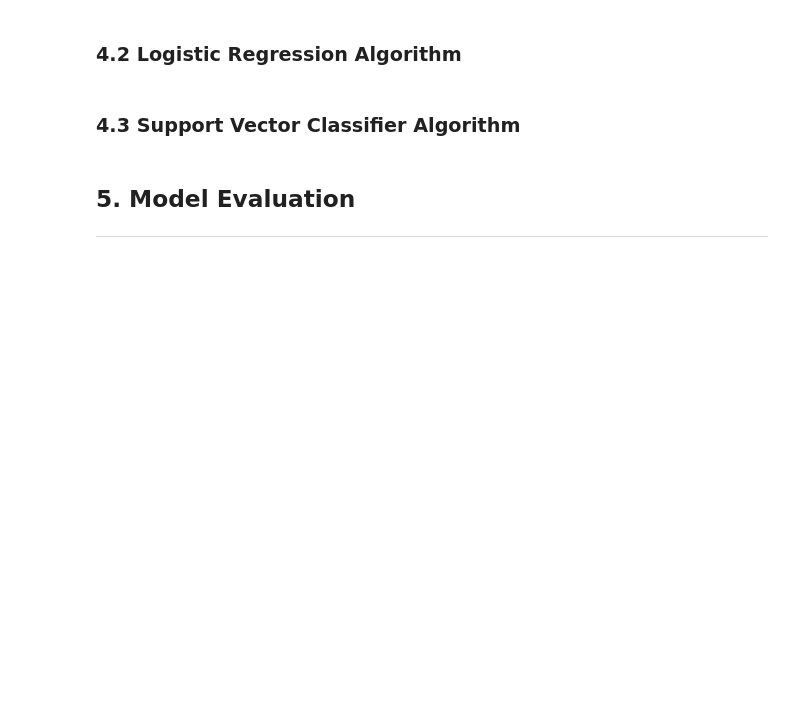
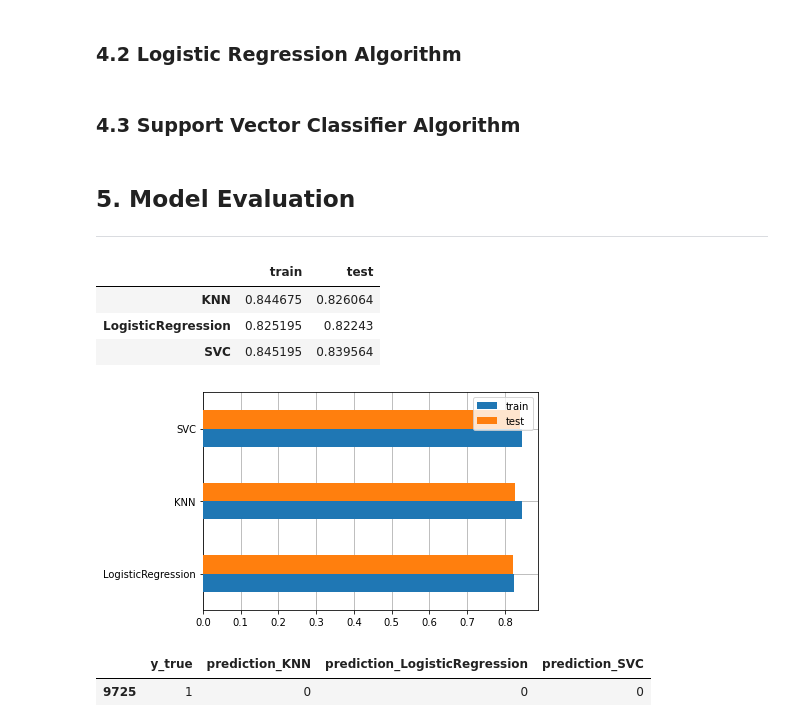
Before and after one commit to naufalmuafi/bank-customer-churn-prediction, a Jupyter notebook: main.ipynb, the cells around one changed output. Drawn from its saved outputs; the diff is of its cells as text; code cells hidden in the pictures; blank space fills up the shorter version.

Commit message:
add: model evaluation

```diff
--- a/main.ipynb
+++ b/main.ipynb
@@ -621,3 +621,37 @@ models.loc['train_acc', 'SVC'] = accuracy_score(y_pred=svc.predict(X_train), y_t
 # %% [markdown]
 ## 5. Model Evaluation
 ---
+# %%
+X_test.loc[:, numerical_features] = scaler.transform(X_test[numerical_features])
+# %%
+acc = pd.DataFrame(columns=['train', 'test'], index=['KNN', 'LogisticRegression', 'SVC'])
+model_dict = {'KNN': knn, 'LogisticRegression':log_reg, 'SVC':svc}
+
+# calculate MSE for each algorithm in train and test dataset
+for name, model in model_dict.items():
+  acc.loc[name, 'train'] = accuracy_score(y_true=y_train, y_pred=model.predict(X_train))
+  acc.loc[name, 'test'] = accuracy_score(y_true=y_test, y_pred=model.predict(X_test))
+
+acc
+# %% [output]
+|  | train | test |
+| KNN | 0.844675 | 0.826064 |
+| LogisticRegression | 0.825195 | 0.82243 |
+| SVC | 0.845195 | 0.839564 |
+# %%
+fig, ax = plt.subplots()
+acc.sort_values(by='test', ascending=True).plot(kind='barh', ax=ax, zorder=3)
+ax.grid(zorder=0)
+# %% [output]
+[figure, added]
+# %%
+prediction = X_test.iloc[:1].copy()
+pred_dict = {'y_true':y_test[:1]}
+
+for name, model in model_dict.items():
+  pred_dict['prediction_'+name] = model.predict(prediction).round(1)
+
+pd.DataFrame(pred_dict)
+# %% [output]
+|  | y_true | prediction_KNN | prediction_LogisticRegression | prediction_SVC |
+| 9725 | 1 | 0 | 0 | 0 |
```
